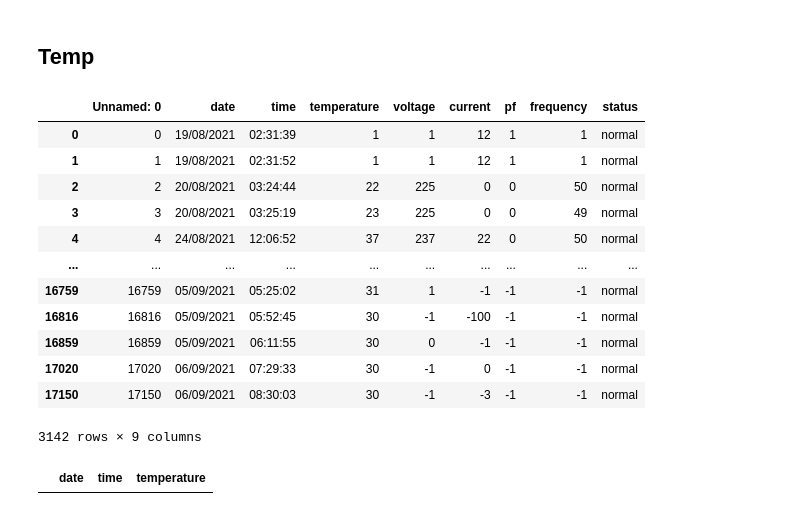
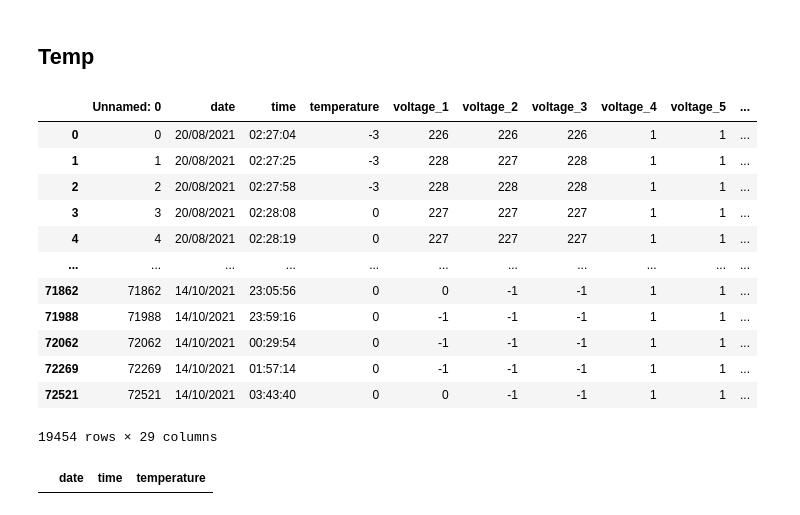
Before and after one commit to kimlolipop/stat-predictive, a Jupyter notebook: quatile.ipynb, the cells around one changed output. Saved outputs shown, nothing was run; the diff lists cells and outputs as text; code cells hidden in the pictures.

```diff
--- a/quatile.ipynb
+++ b/quatile.ipynb
@@ -4,25 +4,25 @@
 import pandas as pd
 import seaborn as sn
 # %%
-df = pd.read_csv('data/R1L1-J2-data.csv')
+df = pd.read_csv('data/20-10-21/R1L1-S3-data.csv')
 df = df[df['status'] == 'normal']
 df
 
 # df.voltage.quantile([0.25,0.5,0.75])
 # %% [output]
-|  | Unnamed: 0 | date | time | temperature | voltage | current | pf | frequency | status |
-| 0 | 0 | 19/08/2021 | 02:31:39 | 1 | 1 | 12 | 1 | 1 | normal |
-| 1 | 1 | 19/08/2021 | 02:31:52 | 1 | 1 | 12 | 1 | 1 | normal |
-| 2 | 2 | 20/08/2021 | 03:24:44 | 22 | 225 | 0 | 0 | 50 | normal |
-| 3 | 3 | 20/08/2021 | 03:25:19 | 23 | 225 | 0 | 0 | 49 | normal |
-| 4 | 4 | 24/08/2021 | 12:06:52 | 37 | 237 | 22 | 0 | 50 | normal |
-| ... | ... | ... | ... | ... | ... | ... | ... | ... | ... |
-| 16759 | 16759 | 05/09/2021 | 05:25:02 | 31 | 1 | -1 | -1 | -1 | normal |
-| 16816 | 16816 | 05/09/2021 | 05:52:45 | 30 | -1 | -100 | -1 | -1 | normal |
-| 16859 | 16859 | 05/09/2021 | 06:11:55 | 30 | 0 | -1 | -1 | -1 | normal |
-| 17020 | 17020 | 06/09/2021 | 07:29:33 | 30 | -1 | 0 | -1 | -1 | normal |
-| 17150 | 17150 | 06/09/2021 | 08:30:03 | 30 | -1 | -3 | -1 | -1 | normal |
+|  | Unnamed: 0 | date | time | temperature | voltage_1 | voltage_2 | voltage_3 | voltage_4 | voltage_5 | ... |
+| 0 | 0 | 20/08/2021 | 02:27:04 | -3 | 226 | 226 | 226 | 1 | 1 | ... |
+| 1 | 1 | 20/08/2021 | 02:27:25 | -3 | 228 | 227 | 228 | 1 | 1 | ... |
+| 2 | 2 | 20/08/2021 | 02:27:58 | -3 | 228 | 228 | 228 | 1 | 1 | ... |
+| 3 | 3 | 20/08/2021 | 02:28:08 | 0 | 227 | 227 | 227 | 1 | 1 | ... |
+| 4 | 4 | 20/08/2021 | 02:28:19 | 0 | 227 | 227 | 227 | 1 | 1 | ... |
+| ... | ... | ... | ... | ... | ... | ... | ... | ... | ... | ... |
+| 71862 | 71862 | 14/10/2021 | 23:05:56 | 0 | 0 | -1 | -1 | 1 | 1 | ... |
+| 71988 | 71988 | 14/10/2021 | 23:59:16 | 0 | -1 | -1 | -1 | 1 | 1 | ... |
+| 72062 | 72062 | 14/10/2021 | 00:29:54 | 0 | -1 | -1 | -1 | 1 | 1 | ... |
+| 72269 | 72269 | 14/10/2021 | 01:57:14 | 0 | -1 | -1 | -1 | 1 | 1 | ... |
+| 72521 | 72521 | 14/10/2021 | 03:43:40 | 0 | 0 | -1 | -1 | 1 | 1 | ... |
-3142 rows × 9 columns
+19454 rows × 29 columns
 # %%
 # def clean(df):
 df_temp =  df[['date','time','temperature']]
```
Also changed, not shown: parts of 29 cells of this notebook, 22 other files.
